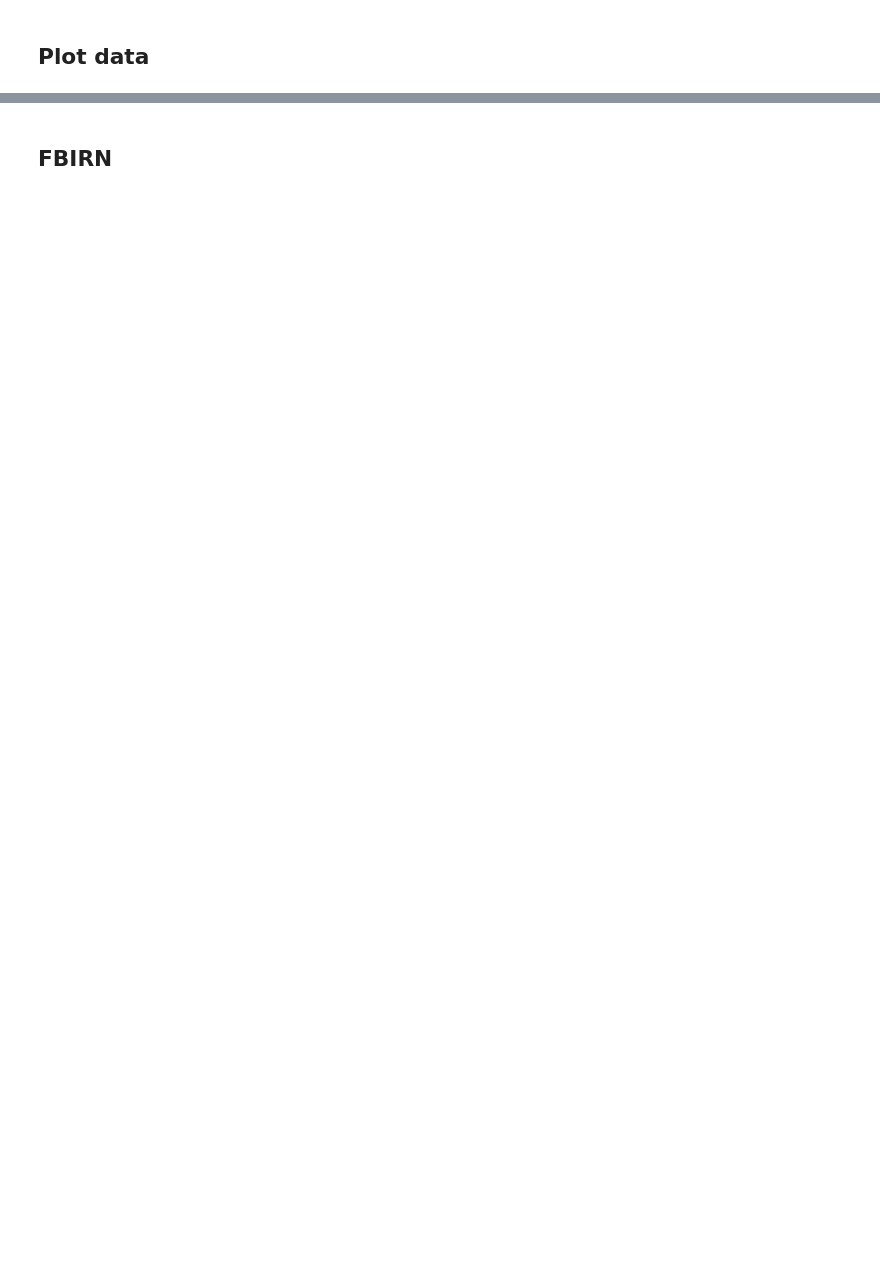
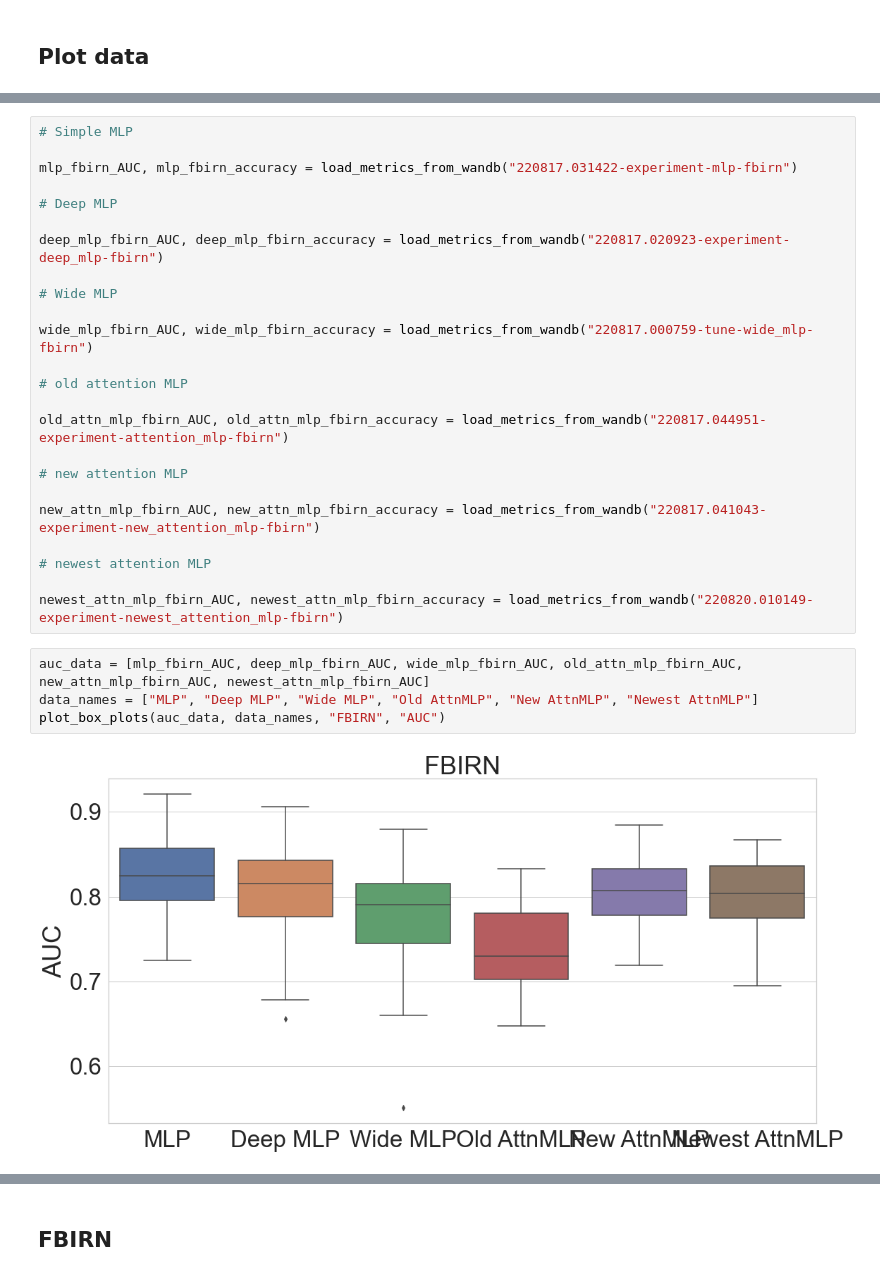
Before and after one commit to paavalipopov/mlp_project, a Jupyter notebook: examples/box_plots.ipynb, the cells around one changed output, grey strips where cells are left out. Cells and saved outputs as stored; diff of their text form; blank space fills up the shorter version.

```diff
--- a/examples/box_plots.ipynb
+++ b/examples/box_plots.ipynb
@@ -79,0 +160,30 @@ plot.set_xticklabels(["AUC", "Accuracy"])
+# %%
+# Simple MLP
+
+mlp_fbirn_AUC, mlp_fbirn_accuracy = load_metrics_from_wandb("220817.031422-experiment-mlp-fbirn")
+
+# Deep MLP
+
+deep_mlp_fbirn_AUC, deep_mlp_fbirn_accuracy = load_metrics_from_wandb("220817.020923-experiment-deep_mlp-fbirn")
+
+# Wide MLP
+
+wide_mlp_fbirn_AUC, wide_mlp_fbirn_accuracy = load_metrics_from_wandb("220817.000759-tune-wide_mlp-fbirn")
+
+# old attention MLP
+
+old_attn_mlp_fbirn_AUC, old_attn_mlp_fbirn_accuracy = load_metrics_from_wandb("220817.044951-experiment-attention_mlp-fbirn")
+
+# new attention MLP
+
+new_attn_mlp_fbirn_AUC, new_attn_mlp_fbirn_accuracy = load_metrics_from_wandb("220817.041043-experiment-new_attention_mlp-fbirn")
+
+# newest attention MLP
+
+newest_attn_mlp_fbirn_AUC, newest_attn_mlp_fbirn_accuracy = load_metrics_from_wandb("220820.010149-experiment-newest_attention_mlp-fbirn")
+# %%
+auc_data = [mlp_fbirn_AUC, deep_mlp_fbirn_AUC, wide_mlp_fbirn_AUC, old_attn_mlp_fbirn_AUC, new_attn_mlp_fbirn_AUC, newest_attn_mlp_fbirn_AUC]
+data_names = ["MLP", "Deep MLP", "Wide MLP", "Old AttnMLP", "New AttnMLP", "Newest AttnMLP"]
+plot_box_plots(auc_data, data_names, "FBIRN", "AUC")
+# %% [output]
+[figure, added]
```
Also changed, not shown: parts of 39 cells of this notebook.
